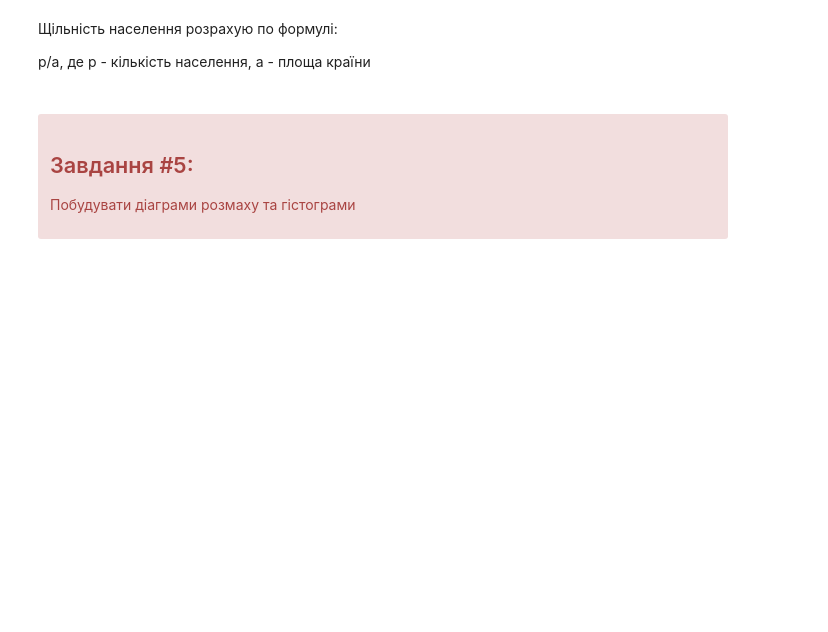
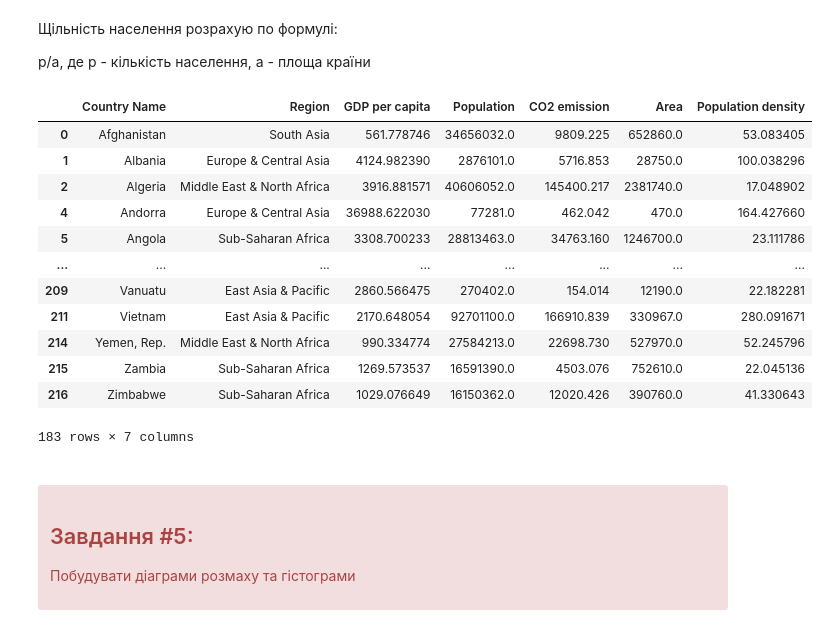
Before and after one commit to smoklien/kpi-machine-learning, a Jupyter notebook: python-1/src/main.ipynb, the cells around one changed output. Cells and saved outputs as stored; diff of their text form; code cells hidden in the pictures; blank space fills up the shorter version.

```diff
--- a/python-1/src/main.ipynb
+++ b/python-1/src/main.ipynb
@@ -105,6 +123,6 @@ df.columns
 # %%
 cols_to_update = ['GDP per capita', 'CO2 emission', 'Area']
 
-df_correct = df.copy()
-df_correct[cols_to_update] = df_correct[cols_to_update].apply(lambda x: pd.to_numeric(x.str.replace(',', '.', regex=True), errors='coerce'))
-df_correct
+df_clean = df.copy()
+df_clean[cols_to_update] = df_clean[cols_to_update].apply(lambda x: pd.to_numeric(x.str.replace(',', '.', regex=True), errors='coerce'))
+df_clean
@@ -113,5 +145,5 @@ df_correct
 
 Виправлю значення від'ємних даних на додатні, за допомогою команди `abs()`
 # %%
-df_correct['Area'] = df_correct['Area'].abs()
-df_correct['Area'].sort_values()
+df_clean['Area'] = df_clean['Area'].abs()
+df_clean['Area'].sort_values()
@@ -118,3 +163,3 @@ df_correct['Area'].sort_values()
 # %%
-df_correct['GDP per capita'] = df_correct['GDP per capita'].abs()
-df_correct['GDP per capita'].sort_values()
+df_clean['GDP per capita'] = df_clean['GDP per capita'].abs()
+df_clean['GDP per capita'].sort_values()
@@ -131,5 +189,5 @@ df_correct['GDP per capita'].sort_values()
 # %%
-df_correct.dropna(inplace=True)
+df_clean.dropna(inplace=True)
 # %% [markdown]
 Як ми бачимо, кільість стовпців зменшилася
 # %%
@@ -147,8 +219,22 @@ df_correct.info()
 
 p/a, де p - кількість населення, a - площа країни
 # %%
-df_correct['Population density'] = df_correct['Population'] / df_correct['Area']
-df_correct
+df_clean['Population density'] = df_clean['Population'] / df_clean['Area']
+df_clean
+# %% [output]
+|  | Country Name | Region | GDP per capita | Population | CO2 emission | Area | Population density |
+| 0 | Afghanistan | South Asia | 561.778746 | 34656032.0 | 9809.225 | 652860.0 | 53.083405 |
+| 1 | Albania | Europe & Central Asia | 4124.982390 | 2876101.0 | 5716.853 | 28750.0 | 100.038296 |
+| 2 | Algeria | Middle East & North Africa | 3916.881571 | 40606052.0 | 145400.217 | 2381740.0 | 17.048902 |
+| 4 | Andorra | Europe & Central Asia | 36988.622030 | 77281.0 | 462.042 | 470.0 | 164.427660 |
+| 5 | Angola | Sub-Saharan Africa | 3308.700233 | 28813463.0 | 34763.160 | 1246700.0 | 23.111786 |
+| ... | ... | ... | ... | ... | ... | ... | ... |
+| 209 | Vanuatu | East Asia & Pacific | 2860.566475 | 270402.0 | 154.014 | 12190.0 | 22.182281 |
+| 211 | Vietnam | East Asia & Pacific | 2170.648054 | 92701100.0 | 166910.839 | 330967.0 | 280.091671 |
+| 214 | Yemen, Rep. | Middle East & North Africa | 990.334774 | 27584213.0 | 22698.730 | 527970.0 | 52.245796 |
+| 215 | Zambia | Sub-Saharan Africa | 1269.573537 | 16591390.0 | 4503.076 | 752610.0 | 22.045136 |
+| 216 | Zimbabwe | Sub-Saharan Africa | 1029.076649 | 16150362.0 | 12020.426 | 390760.0 | 41.330643 |
+183 rows × 7 columns
 # %% [markdown]
 <a name="task5"></a>
  <div class="alert alert-danger alertdanger" style="margin-top: 20px">
```
Also changed, not shown: parts of 28 cells of this notebook, 1 other file.
